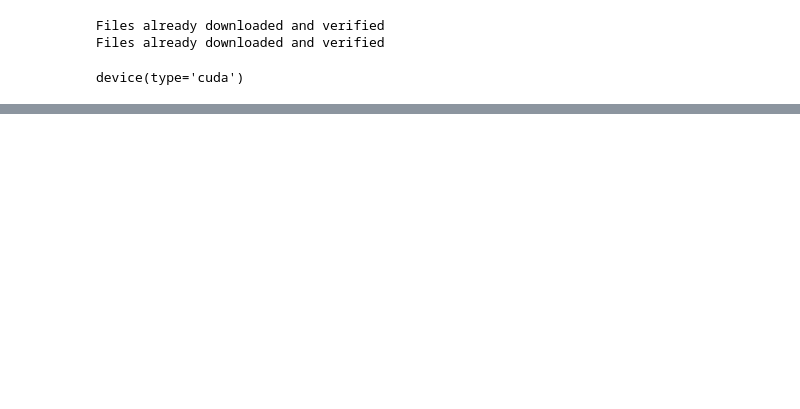
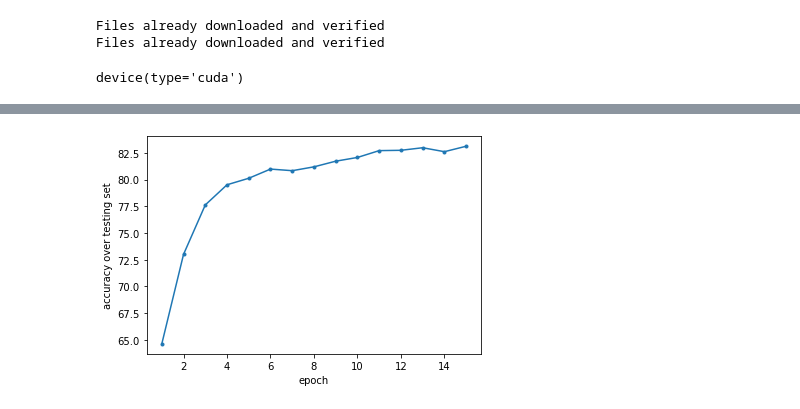
Before and after one commit to beep-boop-boop/INT2GRP19, a Jupyter notebook: classify.ipynb, the cells around one changed output, grey strips where cells are left out. Drawn from its saved outputs; the diff is of its cells as text; code cells hidden in the pictures; blank space fills up the shorter version.

```diff
--- a/classify.ipynb
+++ b/classify.ipynb
@@ -245,3 +221,10 @@ torch.save(net.state_dict(), "model.pt")
+# %%
+plt.plot(range(1, 16), testing_accuracy_history, marker = '.')
+plt.xlabel("epoch")
+plt.ylabel("accuracy over testing set")
+plt.savefig("testing_accuracy.jpg")
+# %% [output]
+[figure, added]
 # %%
 correct_pred = {classname: 0 for classname in classes}
 total_pred = {classname: 0 for classname in classes}
```
Also changed, not shown: parts of 13 cells of this notebook, 5 other files.
